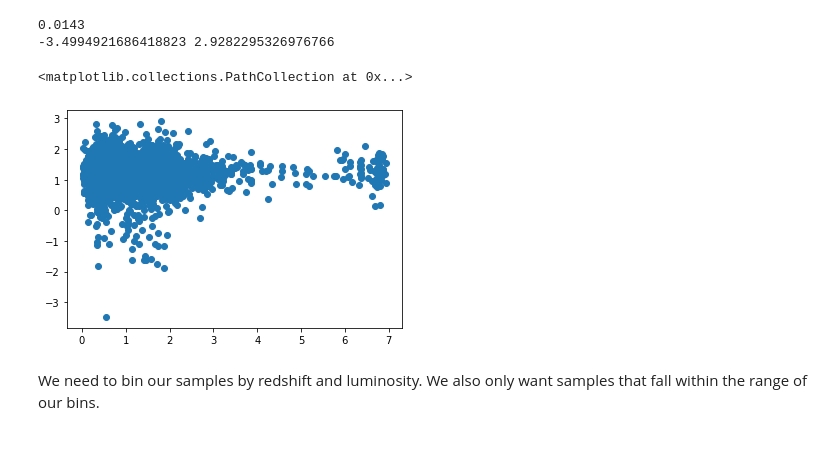
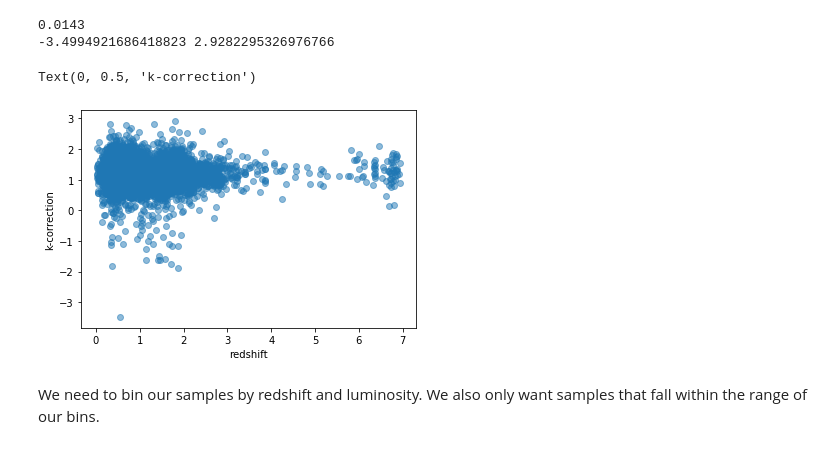
Before and after one commit to runburg/agn_lf, a Jupyter notebook: notebooks/ir_lf_HELP_XMMLSS.ipynb, the cells around one changed output. Drawn from its saved outputs; the diff is of its cells as text; code cells hidden in the pictures.

```diff
--- a/notebooks/ir_lf_HELP_XMMLSS.ipynb
+++ b/notebooks/ir_lf_HELP_XMMLSS.ipynb
@@ -117,11 +100,13 @@ selected_agn: 6014
 selected agn with z: 5914
 0.0143
 -3.4994921686418823 2.9282295326976766
-# %%
-plt.scatter(z, spectral_index)
-# %% [output]
-<matplotlib.collections.PathCollection at 0x...>
-[figure, removed]
+# %%
+plt.scatter(z, spectral_index, alpha=0.5)
+plt.xlabel('redshift')
+plt.ylabel('k-correction')
+# %% [output]
+Text(0, 0.5, 'k-correction')
+[figure, added]
 # %%
 z_sample_min = 0.5
 z_sample_max = 4
```
Also changed, not shown: parts of 7 cells of this notebook, 11 other files.
